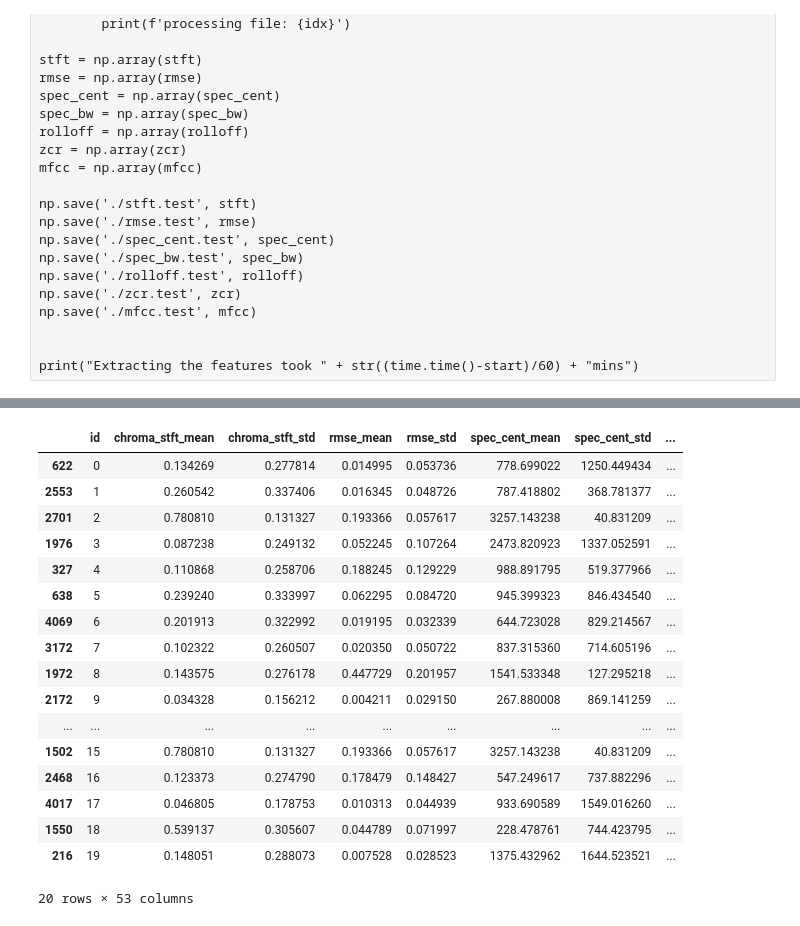
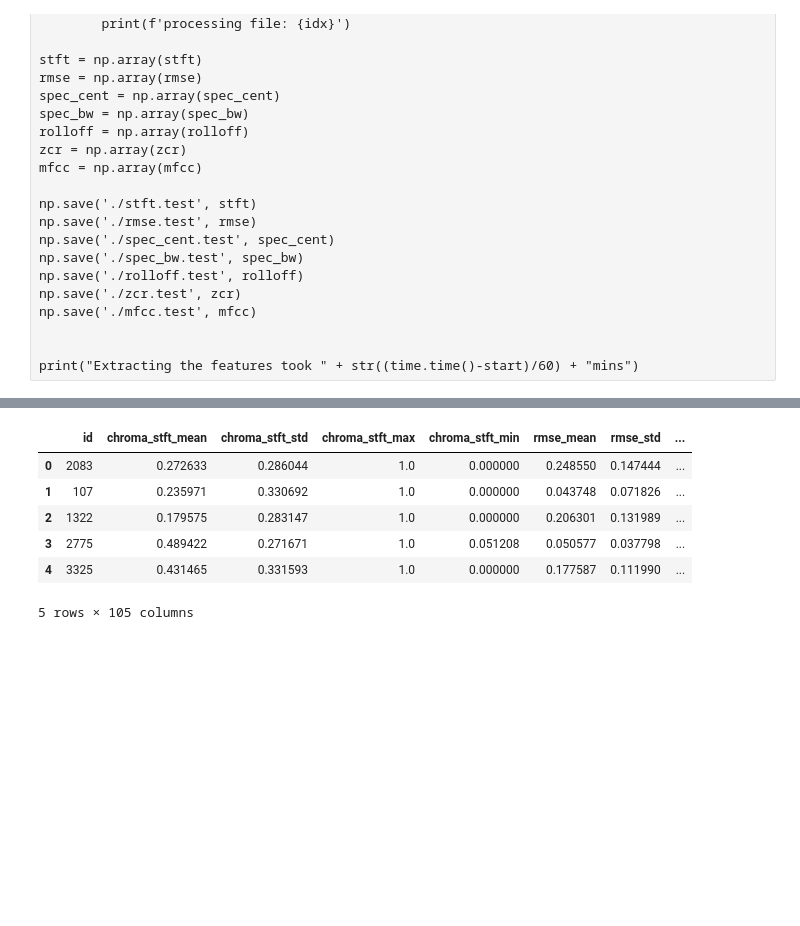
Before and after one commit to rsouza/oeawai, a Jupyter notebook: Challenge/feature_extraction.ipynb, the cells around one changed output, grey strips where cells are left out. Cells and saved outputs as stored; diff of their text form; code cells hidden in the pictures; blank space fills up the shorter version.

```diff
--- a/Challenge/feature_extraction.ipynb
+++ b/Challenge/feature_extraction.ipynb
@@ -635,0 +589,16 @@ mfcc = np.load('./mfcc.test.npy')
+# %%
+stft = np.load('./stft.test.npy')
+rmse = np.load('./rmse.test.npy')
+spec_cent = np.load('./spec_cent.test.npy')
+spec_bw = np.load('./spec_bw.test.npy')
+rolloff = np.load('./rolloff.test.npy')
+zcr = np.load('./zcr.test.npy')
+mfcc = np.load('./mfcc.test.npy')
+
+print(stft.shape)
+print(rmse.shape)
+print(spec_cent.shape)
+print(spec_bw.shape)
+print(rolloff.shape)
+print(zcr.shape)
+print(mfcc.shape)
@@ -636,47 +631,45 @@ mfcc = np.load('./mfcc.test.npy')
 # %%
 files = os.listdir(testpath)
 df_test = pd.DataFrame(files, columns=['id'])
 df_test['id'] = df_test['id'].str.extract(pat = '([0-9]*).wav')
 df_test['id'] = pd.to_numeric(df_test['id'])
 df_test['chroma_stft_mean'] = np.mean(stft, axis=(1,2))
 df_test['chroma_stft_std'] = np.std(stft, axis=(1,2))
+df_test['chroma_stft_max'] = np.amax(stft, axis=(1,2))
+df_test['chroma_stft_min'] = np.amin(stft, axis=(1,2))
 df_test['rmse_mean'] = np.mean(rmse, axis=(1,2))
 df_test['rmse_std'] = np.std(rmse, axis=(1,2))
+df_test['rmse_max'] = np.amax(rmse, axis=(1,2))
+df_test['rmse_min'] = np.amin(rmse, axis=(1,2))
 df_test['spec_cent_mean'] = np.mean(spec_cent, axis=(1,2))
 df_test['spec_cent_std'] = np.std(spec_cent, axis=(1,2))
+df_test['spec_cent_max'] = np.amax(spec_cent, axis=(1,2))
+df_test['spec_cent_min'] = np.amin(spec_cent, axis=(1,2))
 df_test['spec_bw_mean'] = np.mean(spec_bw, axis=(1,2))
 df_test['spec_bw_std'] = np.std(spec_bw, axis=(1,2))
+df_test['spec_bw_max'] = np.amax(spec_bw, axis=(1,2))
+df_test['spec_bw_min'] = np.amin(spec_bw, axis=(1,2))
 df_test['rolloff_mean'] = np.mean(rolloff, axis=(1,2))
 df_test['rolloff_std'] = np.std(rolloff, axis=(1,2))
+df_test['rolloff_max'] = np.amax(rolloff, axis=(1,2))
+df_test['rolloff_min'] = np.amin(rolloff, axis=(1,2))
 df_test['zcr_mean'] = np.mean(zcr, axis=(1,2))
 df_test['zcr_std'] = np.std(zcr, axis=(1,2))
+df_test['zcr_max'] = np.amax(zcr, axis=(1,2))
+df_test['zcr_min'] = np.amin(zcr, axis=(1,2))
 for j in range(0, 20):
     df_test[f' mfcc_mean{j}'] = np.mean(mfcc[:,j,:], axis=1)
     df_test[f' mfcc_std{j}'] = np.std(mfcc[:,j,:], axis=1)
-
-df_test.sort_values(by='id', inplace=True)
-df_test.head()
+    df_test[f' mfcc_max{j}'] = np.amax(mfcc[:,j,:], axis=1)
+    df_test[f' mfcc_min{j}'] = np.amin(mfcc[:,j,:], axis=1)
 
 df_test.to_pickle('./df_test.pkl')
+df_test.head()
+# %% [output]
+|  | id | chroma_stft_mean | chroma_stft_std | chroma_stft_max | chroma_stft_min | rmse_mean | rmse_std | ... |
+| 0 | 2083 | 0.272633 | 0.286044 | 1.0 | 0.000000 | 0.248550 | 0.147444 | ... |
+| 1 | 107 | 0.235971 | 0.330692 | 1.0 | 0.000000 | 0.043748 | 0.071826 | ... |
+| 2 | 1322 | 0.179575 | 0.283147 | 1.0 | 0.000000 | 0.206301 | 0.131989 | ... |
+| 3 | 2775 | 0.489422 | 0.271671 | 1.0 | 0.051208 | 0.050577 | 0.037798 | ... |
+| 4 | 3325 | 0.431465 | 0.331593 | 1.0 | 0.000000 | 0.177587 | 0.111990 | ... |
+5 rows × 105 columns
-# %%
-df_test = pd.read_pickle('./df_test.pkl')
-df_test.head(20)
-# %% [output]
-|  | id | chroma_stft_mean | chroma_stft_std | rmse_mean | rmse_std | spec_cent_mean | spec_cent_std | ... |
-| 622 | 0 | 0.134269 | 0.277814 | 0.014995 | 0.053736 | 778.699022 | 1250.449434 | ... |
-| 2553 | 1 | 0.260542 | 0.337406 | 0.016345 | 0.048726 | 787.418802 | 368.781377 | ... |
-| 2701 | 2 | 0.780810 | 0.131327 | 0.193366 | 0.057617 | 3257.143238 | 40.831209 | ... |
-| 1976 | 3 | 0.087238 | 0.249132 | 0.052245 | 0.107264 | 2473.820923 | 1337.052591 | ... |
-| 327 | 4 | 0.110868 | 0.258706 | 0.188245 | 0.129229 | 988.891795 | 519.377966 | ... |
-| 638 | 5 | 0.239240 | 0.333997 | 0.062295 | 0.084720 | 945.399323 | 846.434540 | ... |
-| 4069 | 6 | 0.201913 | 0.322992 | 0.019195 | 0.032339 | 644.723028 | 829.214567 | ... |
-| 3172 | 7 | 0.102322 | 0.260507 | 0.020350 | 0.050722 | 837.315360 | 714.605196 | ... |
-| 1972 | 8 | 0.143575 | 0.276178 | 0.447729 | 0.201957 | 1541.533348 | 127.295218 | ... |
-| 2172 | 9 | 0.034328 | 0.156212 | 0.004211 | 0.029150 | 267.880008 | 869.141259 | ... |
-| ... | ... | ... | ... | ... | ... | ... | ... | ... |
-| 1502 | 15 | 0.780810 | 0.131327 | 0.193366 | 0.057617 | 3257.143238 | 40.831209 | ... |
-| 2468 | 16 | 0.123373 | 0.274790 | 0.178479 | 0.148427 | 547.249617 | 737.882296 | ... |
-| 4017 | 17 | 0.046805 | 0.178753 | 0.010313 | 0.044939 | 933.690589 | 1549.016260 | ... |
-| 1550 | 18 | 0.539137 | 0.305607 | 0.044789 | 0.071997 | 228.478761 | 744.423795 | ... |
-| 216 | 19 | 0.148051 | 0.288073 | 0.007528 | 0.028523 | 1375.432962 | 1644.523521 | ... |
-20 rows × 53 columns
```
Also changed, not shown: parts of 41 cells of this notebook.
